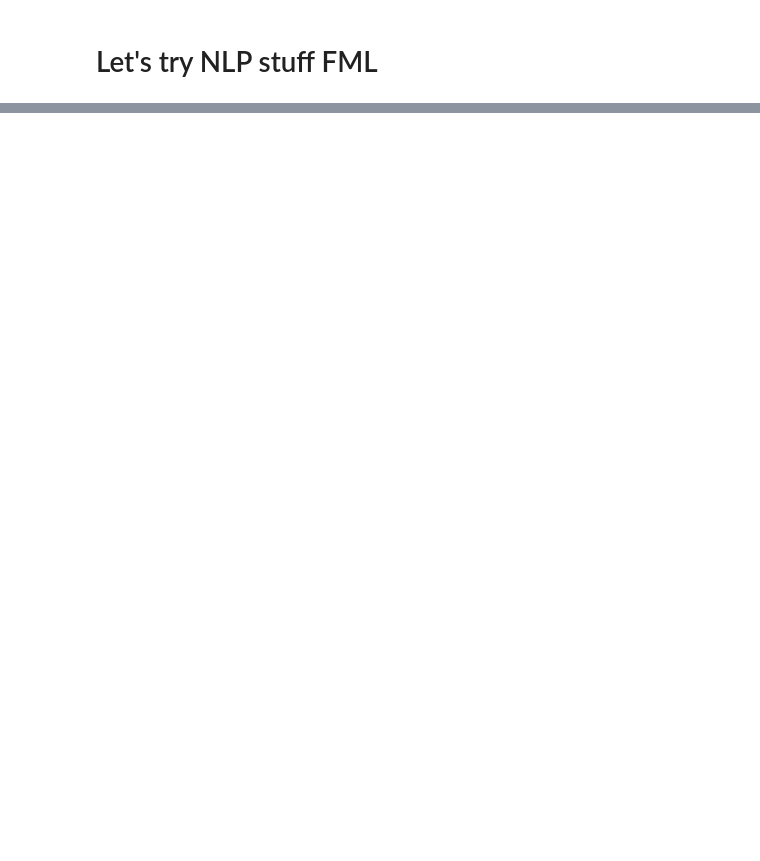
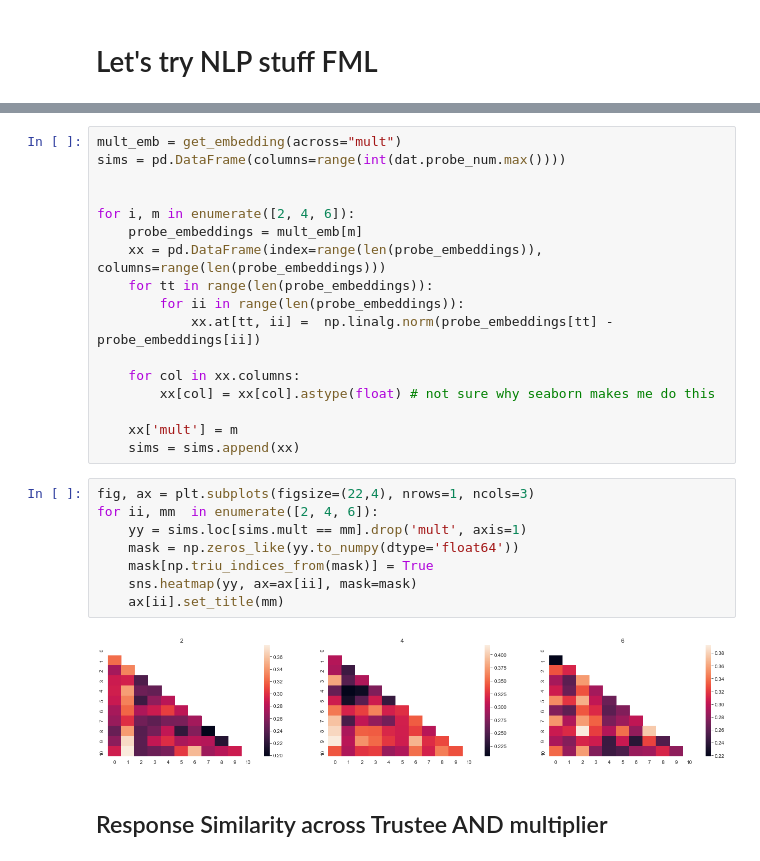
Before and after one commit to brandonDormes/HMTG_possibilities, a Jupyter notebook: analysis/Experiment_1/pilot_analysis.ipynb, the cells around one changed output, grey strips where cells are left out. Cells and saved outputs as stored; diff of their text form; blank space fills up the shorter version.

```diff
--- a/analysis/Experiment_1/pilot_analysis.ipynb
+++ b/analysis/Experiment_1/pilot_analysis.ipynb
@@ -143,0 +183,29 @@ NameError: name 'embed' is not defined
+# %%
+mult_emb = get_embedding(across="mult")
+sims = pd.DataFrame(columns=range(int(dat.probe_num.max())))
+
+
+for i, m in enumerate([2, 4, 6]):
+    probe_embeddings = mult_emb[m]
+    xx = pd.DataFrame(index=range(len(probe_embeddings)), columns=range(len(probe_embeddings)))
+    for tt in range(len(probe_embeddings)):
+        for ii in range(len(probe_embeddings)):
+            xx.at[tt, ii] =  np.linalg.norm(probe_embeddings[tt] - probe_embeddings[ii])
+
+    for col in xx.columns:
+        xx[col] = xx[col].astype(float) # not sure why seaborn makes me do this
+
+    xx['mult'] = m
+    sims = sims.append(xx)
+# %%
+fig, ax = plt.subplots(figsize=(22,4), nrows=1, ncols=3)
+for ii, mm  in enumerate([2, 4, 6]):
+    yy = sims.loc[sims.mult == mm].drop('mult', axis=1)
+    mask = np.zeros_like(yy.to_numpy(dtype='float64'))
+    mask[np.triu_indices_from(mask)] = True
+    sns.heatmap(yy, ax=ax[ii], mask=mask)
+    ax[ii].set_title(mm)
+# %% [output]
+[figure, added]
+# %% [markdown]
+## Response Similarity across Trustee AND multiplier
```
Also changed, not shown: parts of 41 cells of this notebook.
